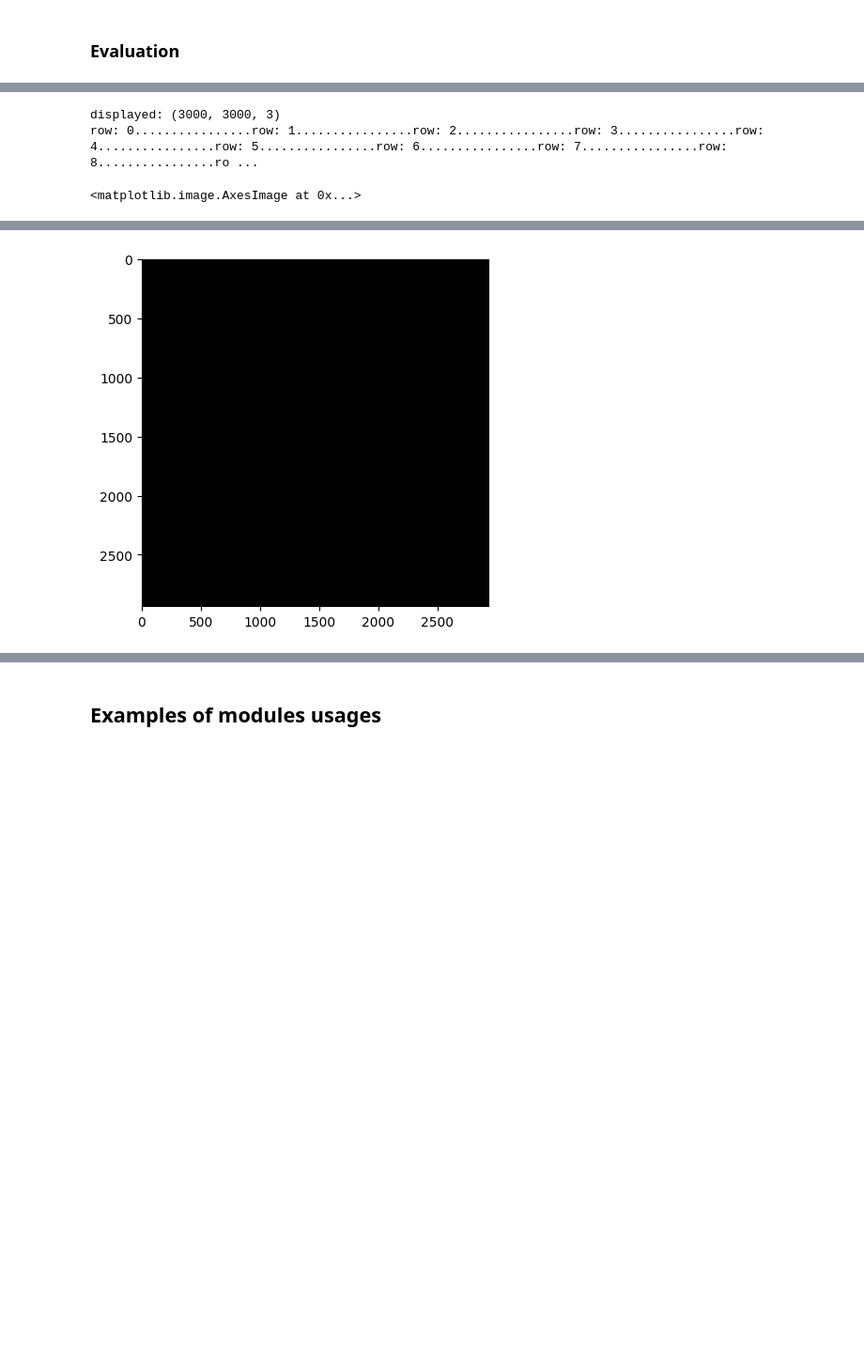
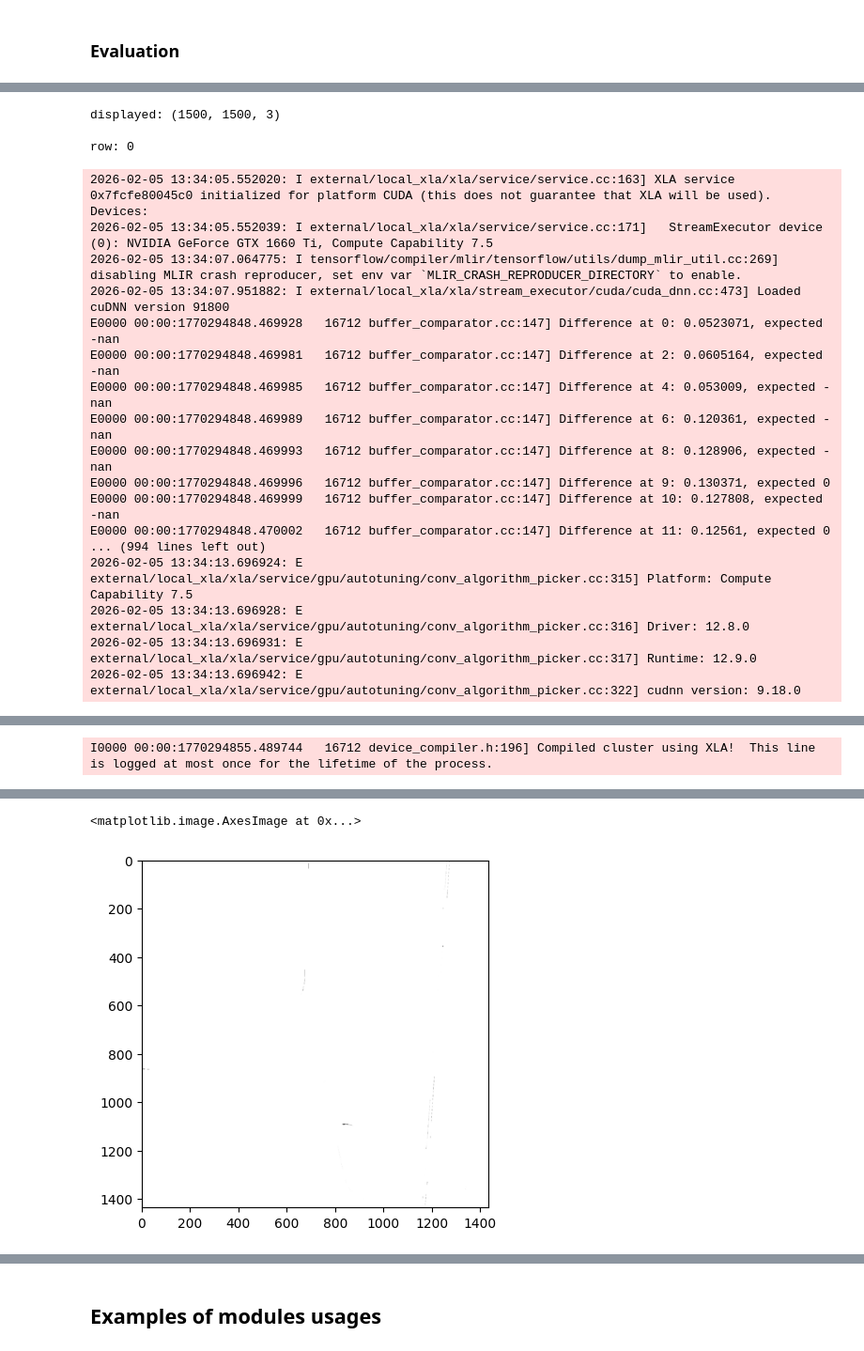
Before and after one commit to CRoadA/CRoadA, a Jupyter notebook: main.ipynb, the cells around one changed output, grey strips where cells are left out. Shown at 94% size. Saved outputs shown, nothing was run; the diff lists cells and outputs as text; code cells hidden in the pictures; blank space fills up the shorter version.

```diff
--- a/main.ipynb
+++ b/main.ipynb
@@ -405,8 +440,8 @@ metadata = grid_manager.get_metadata()
 
 assert metadata.third_dimension_size == 3, "You have an outdated version of GridManager. Consider downloading grid files again to get all data..."
 
-fragment_row, fragment_col = 500, 500
-fragment_height, fragment_width = 3000, 3000
+fragment_row, fragment_col = 2500, 2500
+fragment_height, fragment_width = 1500, 1500
 
 segment_h, segment_w = metadata.segment_h, metadata.segment_w
 being_predicted = GridManager(
@@ -434,12 +469,30 @@ img = result.read_arbitrary_fragment(
     fragment_width - model.get_input_grid_surplus()
 )[:, :, PREDICT_GRID_INDICES.IS_STREET]
 
+print(f"DEBUG: img.max(): {img.max()}")
 
 struct_el = np.ones((3,3))
 dilated = cv2.dilate(img, struct_el, iterations=3)
 plt.gray()
 plt.imshow(dilated)
 # %% [output]
-displayed: (3000, 3000, 3)
-row: 0................row: 1................row: 2................row: 3................row: 4................row: 5................row: 6................row: 7................row: 8................ro ...
+displayed: (1500, 1500, 3)
+
+row: 0
-<matplotlib.image.AxesImage at 0x...>
+2026-02-05 13:34:05.552020: I external/local_xla/xla/service/service.cc:163] XLA service 0x7fcfe80045c0 initialized for platform CUDA (this does not guarantee that XLA will be used). Devices:
+2026-02-05 13:34:05.552039: I external/local_xla/xla/service/service.cc:171]   StreamExecutor device (0): NVIDIA GeForce GTX 1660 Ti, Compute Capability 7.5
+2026-02-05 13:34:07.064775: I tensorflow/compiler/mlir/tensorflow/utils/dump_mlir_util.cc:269] disabling MLIR crash reproducer, set env var `MLIR_CRASH_REPRODUCER_DIRECTORY` to enable.
+2026-02-05 13:34:07.951882: I external/local_xla/xla/stream_executor/cuda/cuda_dnn.cc:473] Loaded cuDNN version 91800
+E0000 00:00:1770294848.469928   16712 buffer_comparator.cc:147] Difference at 0: 0.0523071, expected -nan
+E0000 00:00:1770294848.469981   16712 buffer_comparator.cc:147] Difference at 2: 0.0605164, expected -nan
+E0000 00:00:1770294848.469985   16712 buffer_comparator.cc:147] Difference at 4: 0.053009, expected -nan
+E0000 00:00:1770294848.469989   16712 buffer_comparator.cc:147] Difference at 6: 0.120361, expected -nan
+E0000 00:00:1770294848.469993   16712 buffer_comparator.cc:147] Difference at 8: 0.128906, expected -nan
+E0000 00:00:1770294848.469996   16712 buffer_comparator.cc:147] Difference at 9: 0.130371, expected 0
+E0000 00:00:1770294848.469999   16712 buffer_comparator.cc:147] Difference at 10: 0.127808, expected -nan
+E0000 00:00:1770294848.470002   16712 buffer_comparator.cc:147] Difference at 11: 0.12561, expected 0
+... (994 lines left out)
+2026-02-05 13:34:13.696924: E external/local_xla/xla/service/gpu/autotuning/conv_algorithm_picker.cc:315] Platform: Compute Capability 7.5
+2026-02-05 13:34:13.696928: E external/local_xla/xla/service/gpu/autotuning/conv_algorithm_picker.cc:316] Driver: 12.8.0
+2026-02-05 13:34:13.696931: E external/local_xla/xla/service/gpu/autotuning/conv_algorithm_picker.cc:317] Runtime: 12.9.0
+2026-02-05 13:34:13.696942: E external/local_xla/xla/service/gpu/autotuning/conv_algorithm_picker.cc:322] cudnn version: 9.18.0
@@ -445,0 +501 @@ row: 0................row: 1................row: 2................row: 3........
+I0000 00:00:1770294855.489744   16712 device_compiler.h:196] Compiled cluster using XLA!  This line is logged at most once for the lifetime of the process.
@@ -446 +519,2 @@ row: 0................row: 1................row: 2................row: 3........
+<matplotlib.image.AxesImage at 0x...>
-[figure, old version]
+[figure, new version]
```
Also changed, not shown: parts of 7 cells of this notebook.
